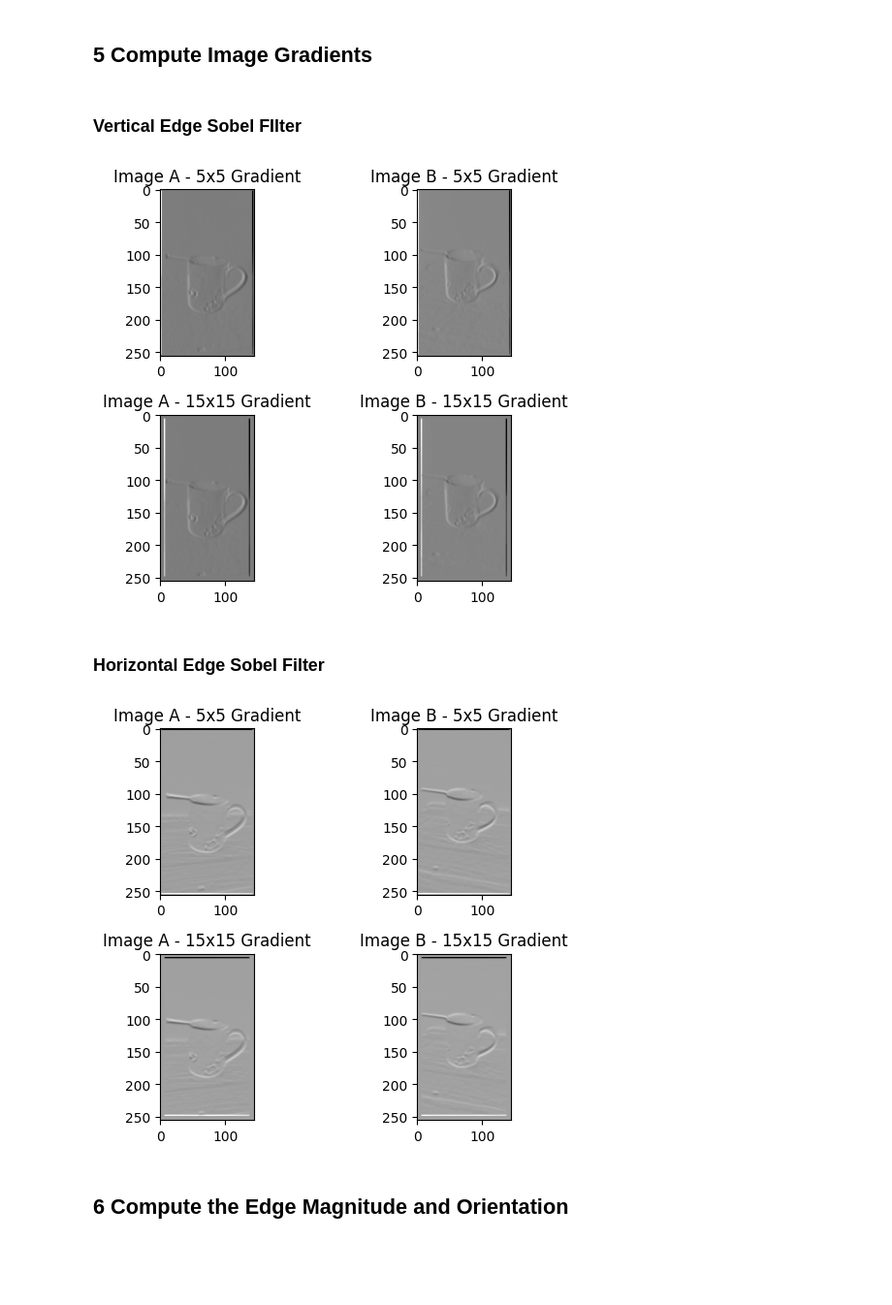
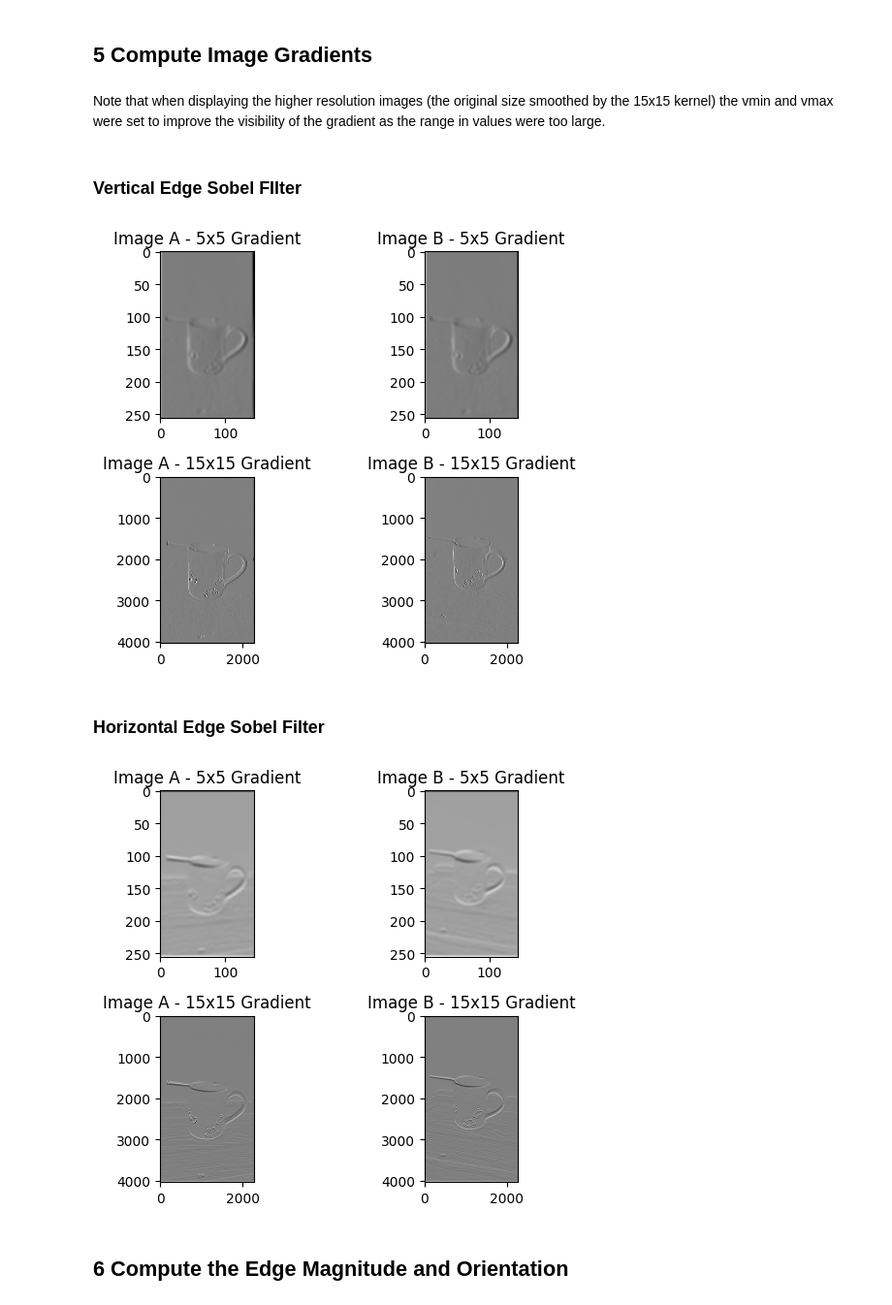
Before and after one commit to anntri2001/ecse415-f24-assignments, a Jupyter notebook: A1/ECSE415_F24_A1_260985522.ipynb, the cells around one changed output. Shown at 97% size. Drawn from its saved outputs; the diff is of its cells as text; code cells hidden in the pictures; blank space fills up the shorter version.

```diff
--- a/A1/ECSE415_F24_A1_260985522.ipynb
+++ b/A1/ECSE415_F24_A1_260985522.ipynb
@@ -138,3 +149,8 @@ def create_gaussian_kernel(dimension, sigma):
   return kernel
 # %% [markdown]
 ### Using 5x5 pixel Gaussian kernel
+# %%
+# creating 5x5 kernel
+kernel_five = create_gaussian_kernel(5, 3)
+print(kernel_five)
+plt.imshow(kernel_five, cmap='gray')
@@ -163,0 +182,5 @@ plt.show()
+# %%
+# create 15x15 kernel
+kernel_fifteen = create_gaussian_kernel(15, 8)
+print(kernel_fifteen)
+plt.imshow(kernel_fifteen, cmap='gray')
@@ -164,6 +207,5 @@ plt.show()
 # %%
-# create 15x15 kernel and apply to images
-kernel_fifteen = create_gaussian_kernel(15, 1)
-smooth_A_fifteen = convolve_img(resized_A_gray, kernel_fifteen)
-smooth_B_fifteen = convolve_img(resized_B_gray, kernel_fifteen)
+# apply smoothing 15x15 kernel to original sized grayscale images
+smooth_A_fifteen = convolve_img(gray_A, kernel_fifteen)
+smooth_B_fifteen = convolve_img(gray_B, kernel_fifteen)
 # %%
@@ -196,4 +219,6 @@ plt.show()
 # %% [markdown]
 ## 5 Compute Image Gradients
+# %% [markdown]
+Note that when displaying the higher resolution images (the original size smoothed by the 15x15 kernel) the vmin and vmax were set to improve the visibility of the gradient as the range in values were too large.
 # %% [markdown]
 ### Vertical Edge Sobel FIlter
@@ -200,26 +238,22 @@ plt.show()
 # %%
-# initializing a 3x3 sobel filter
-sobel_x = np.array([[-1, 0, 1],
-                    [-2, 0, 2],
-                    [-1, 0, 1]])
-
-# apply sobel filter on smoothed images
-sobel_x_A_five = convolve_img(smooth_A_five, sobel_x)
-sobel_x_B_five = convolve_img(smooth_B_five, sobel_x)
-sobel_x_A_fifteen = convolve_img(smooth_A_fifteen, sobel_x)
-sobel_x_B_fifteen = convolve_img(smooth_B_fifteen, sobel_x)
-
+# display images
 plt.subplot(221), plt.imshow(sobel_x_A_five, cmap='gray')
 plt.title("Image A - 5x5 Gradient")
-plt.subplot(222), plt.imshow(sobel_x_B_five, cmap='gray')
+plt.subplot(222), plt.imshow(sobel_x_A_five, cmap='gray')
 plt.title("Image B - 5x5 Gradient")
-plt.subplot(223), plt.imshow(sobel_x_A_fifteen, cmap='gray')
+plt.subplot(223), plt.imshow(sobel_x_A_fifteen, cmap='gray', vmin=-255, vmax=255)
 plt.title("Image A - 15x15 Gradient")
-plt.subplot(224), plt.imshow(sobel_x_B_fifteen, cmap='gray')
+plt.subplot(224), plt.imshow(sobel_x_B_fifteen, cmap='gray', vmin=-255, vmax=255)
 plt.title("Image B - 15x15 Gradient")
 plt.tight_layout()
 plt.show()
 # %% [output]
-[figure, old version]
+[figure, new version]
 # %% [markdown]
 ### Horizontal Edge Sobel Filter
+# %%
+sobel_y = np.array([[1, 2, 3, 2, 1],
+                    [2, 3, 5, 3, 2],
+                    [0, 0, 0, 0, 0],
+                    [-2, -3, -5, -3, -2],
+                    [-1, -2, -3, -2, -1]])
@@ -226,25 +266,17 @@ plt.show()
 # %%
-sobel_y = np.array([[1, 2, 1],
-                    [0, 0, 0],
-                    [-1, -2, -1]])
-
-sobel_y_A_five = convolve_img(smooth_A_five, sobel_y)
-sobel_y_B_five = convolve_img(smooth_B_five, sobel_y)
-sobel_y_A_fifteen = convolve_img(smooth_A_fifteen, sobel_y)
-sobel_y_B_fifteen = convolve_img(smooth_B_fifteen, sobel_y)
-
+# display images
 plt.subplot(221), plt.imshow(sobel_y_A_five, cmap='gray')
 plt.title("Image A - 5x5 Gradient")
 plt.subplot(222), plt.imshow(sobel_y_B_five, cmap='gray')
 plt.title("Image B - 5x5 Gradient")
-plt.subplot(223), plt.imshow(sobel_y_A_fifteen, cmap='gray')
+plt.subplot(223), plt.imshow(sobel_y_A_fifteen, cmap='gray', vmin=-255, vmax=255)
 plt.title("Image A - 15x15 Gradient")
-plt.subplot(224), plt.imshow(sobel_y_B_fifteen, cmap='gray')
+plt.subplot(224), plt.imshow(sobel_y_B_fifteen, cmap='gray', vmin=-255, vmax=255)
 plt.title("Image B - 15x15 Gradient")
 plt.tight_layout()
 plt.show()
 # %% [output]
-[figure, old version]
+[figure, new version]
 # %% [markdown]
 ## 6 Compute the Edge Magnitude and Orientation
 # %% [markdown]
```
Also changed, not shown: parts of 17 cells of this notebook.
